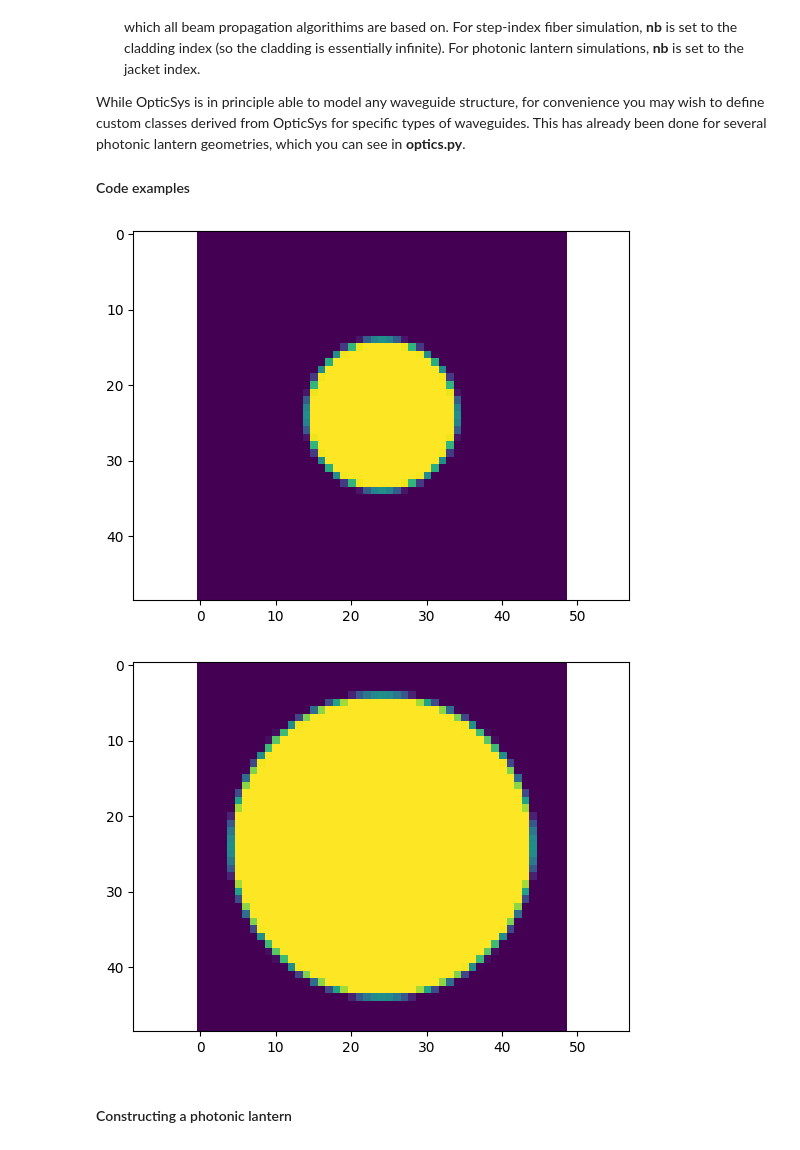
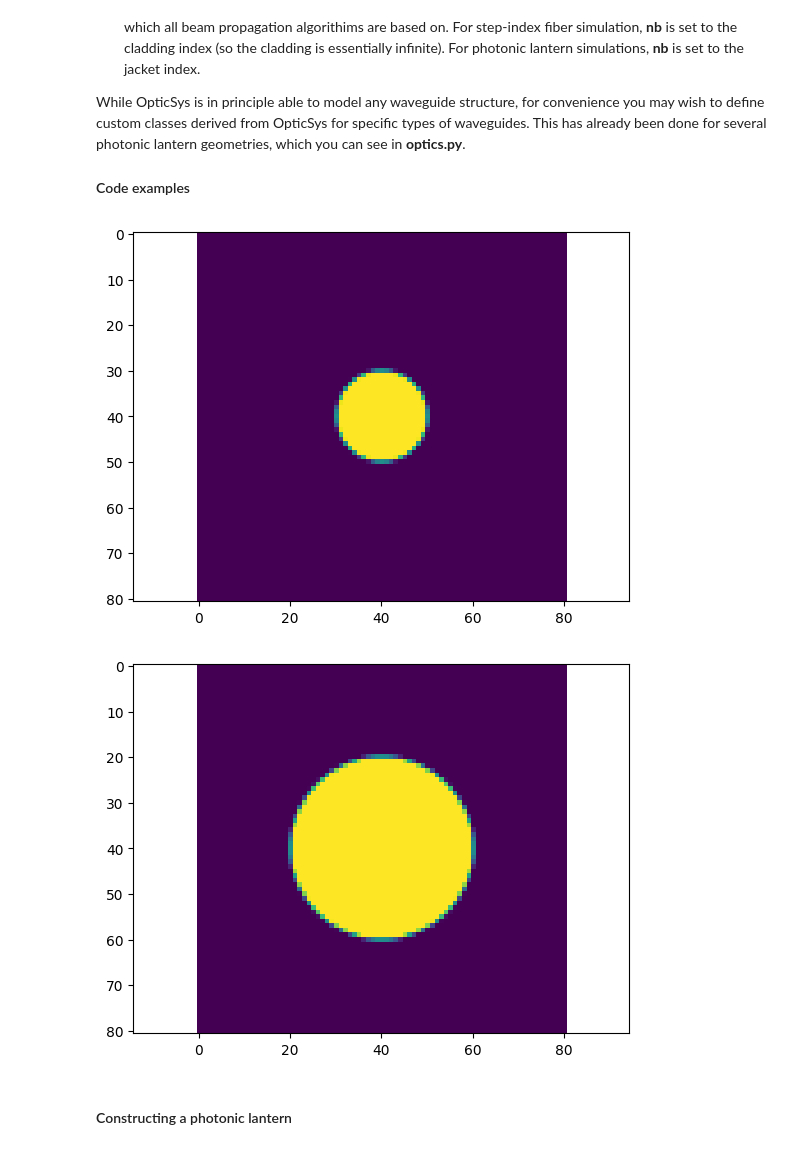
Before and after one commit to aditya-sengupta/lightbeam, a Jupyter notebook: notebooks/Lightbeam.ipynb, the cells around one changed output. Drawn from its saved outputs; the diff is of its cells as text; code cells hidden in the pictures.

```diff
--- a/notebooks/Lightbeam.ipynb
+++ b/notebooks/Lightbeam.ipynb
@@ -153,42 +153,42 @@ While OpticSys is in principle able to model any waveguide structure, for conven
 # We'll use the scaled_cyl as an example, though not all primitives need to be defined in exactly the same way.
 # Note that scaled_cyl also requires us to give it a RectMesh2D object on which to compute refractive index distributions.
 
-mesh.xy.reinit(xw,yw)                            # reset the mesh to base, uniform grid. this func specifically will reset
+mesh.xy.reinit(mesh.xw,mesh.yw)                            # reset the mesh to base, uniform grid. this func specifically will reset
 mesh.xy.update(mesh.xy.rfacxa,mesh.xy.rfacya)    # the grid refinement factors, rfacxa and rfacya
 
 from lightbeam import optics
 
 # initialization params #
 
 xy = [0,0] # where the center of the cylinder is located at z=0.
 r = 10 # make the initial radius 10 um
 z_ex = 1000 # make the cylinder 1000 um long
 n = 1.5 # set the refractive index to 1.5
 nb = 1.49 # set the background index to 1.45
 final_scale = 2 # set the final cross-sectional scale to 2, so the cylinder grows by a factor of 2
 
 # instantiation #
 
 cyl = optics.scaled_cyl(xy,r,z_ex,n,nb,final_scale=final_scale)
 cyl.xymesh = mesh.xy # pass in the mesh
 
 out = np.zeros(mesh.xy.shape)
 
 # show structure at z=0
 # note that this function computes (refractive index)^2, since that is what's used in the beam prop algorithm.
 cyl.set_IORsq(out,0)
 plt.imshow(out,vmax=n*n,vmin=nb*nb)
 plt.axis('equal')
 plt.show()
 
 # show structure at z=1000
 cyl.set_IORsq(out,1000)
 plt.imshow(out,vmax=n*n,vmin=nb*nb)
 plt.axis('equal')
 plt.show()
 # %% [output]
-[figure, old version]
+[figure, new version]
-[figure, old version]
+[figure, new version]
 # %% [markdown]
 #### Constructing a photonic lantern
 # %%
```
Also changed, not shown: parts of 1 cell of this notebook, 14 other files.
